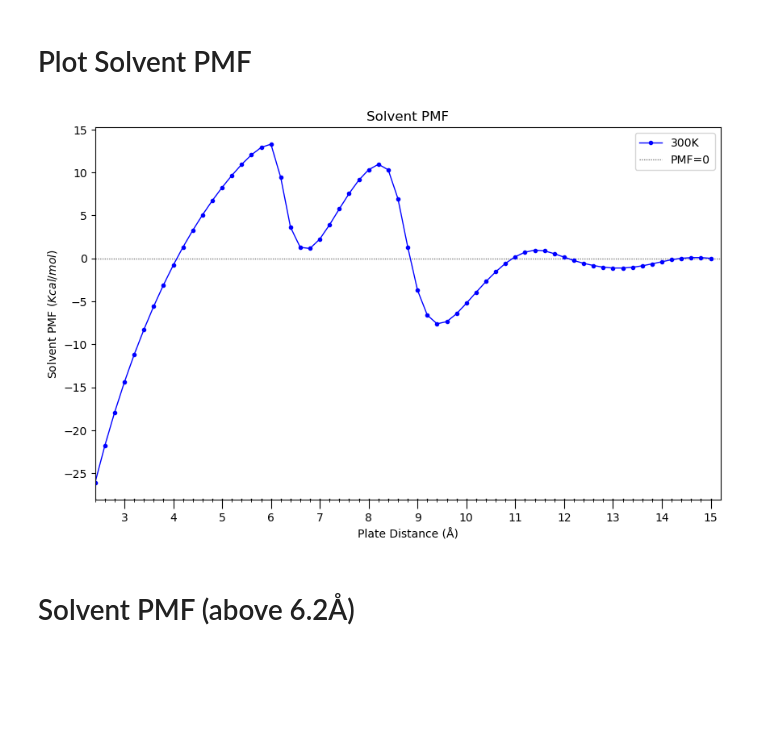
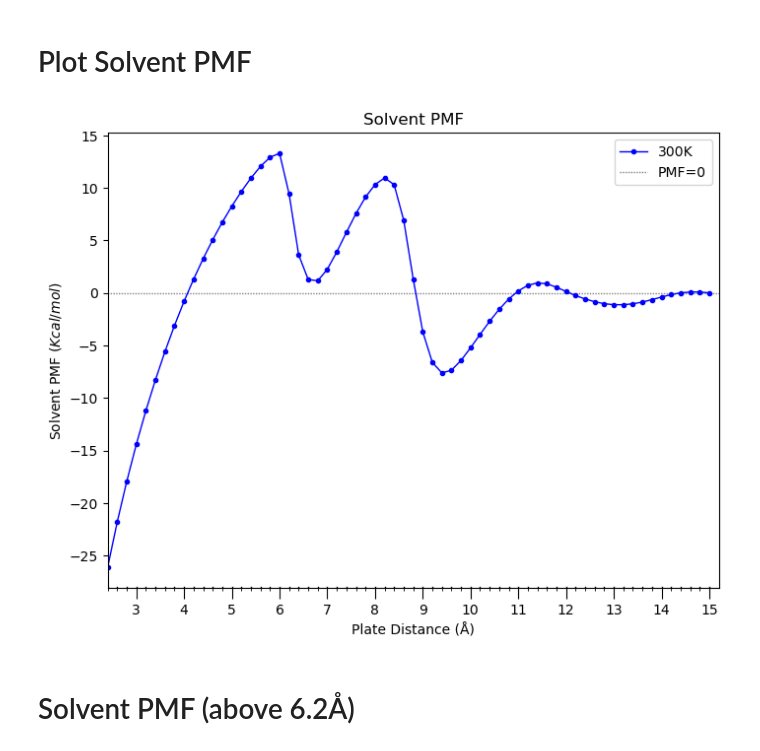
Before and after one commit to arghavanvg/hydrophobic-plates-analysis, a Jupyter notebook: df-energy-plotting.ipynb, the cells around one changed output. Saved outputs shown, nothing was run; the diff lists cells and outputs as text; code cells hidden in the pictures; blank space fills up the shorter version.

```diff
--- a/df-energy-plotting.ipynb
+++ b/df-energy-plotting.ipynb
@@ -90,35 +72,36 @@ contributions_df[cols] = contributions_df[cols].round(7)
 # %%
 # solvent_pmf_df_300K_file = '/Users/arghavan/lab/hp-results/pmf/solvent_pmf_300K.csv'
 # solvent_pmf_df_300K = pd.read_csv(solvent_pmf_df_300K_file, sep='\t', index_col=None, header=0)
 
-plt.figure(figsize=(10, 6))
+plt.figure(figsize=(8, 6))
 plt.plot(solvent_pmf_df_300K['Distance(Å)'], solvent_pmf_df_300K['Solvent_PMF_300K'], 'bo-', markersize=3, linewidth=1, label='300K', zorder=2)
 plt.hlines(y=0.00, xmin=2.0, xmax=15.2, color='grey', linestyle=(0, (1, 1)), linewidth=1, label='PMF=0', zorder=1)
 
 
 plt.title('Solvent PMF')
 plt.xlabel('Plate Distance (Å)')
 plt.ylabel(r'Solvent PMF $(Kcal/mol)$')
 plt.xlim(2.4,15.2)
 
 plt.gca().xaxis.set_major_locator(ticker.MultipleLocator(1))
 
 medium_ticks = np.arange(2.4,15.2, 0.2)
 plt.gca().set_xticks(medium_ticks, minor=True)
 
 plt.tick_params(axis='x', which='major', length=8)
 plt.tick_params(axis='x', which='minor', length=2)
 for t in medium_ticks:
     plt.gca().axvline(t, ymin=0, ymax=0.003, color='k', lw=1)
 
 
 plt.legend()
 plots_path = f'{output_path}/plots/'
 os.makedirs(plots_path, exist_ok=True)
 
 # plt.savefig(f'{plots_path}/solventPMF_300K.png', dpi=800)
+plt.savefig(f'{plots_path}/solventPMF_300K_8_6.png', dpi=800)
 # %% [output]
-[figure, old version]
+[figure, new version]
 # %% [markdown]
 # Solvent PMF (above 6.2Å)
 # %%
```
Also changed, not shown: parts of 4 cells of this notebook, 2 other files.
